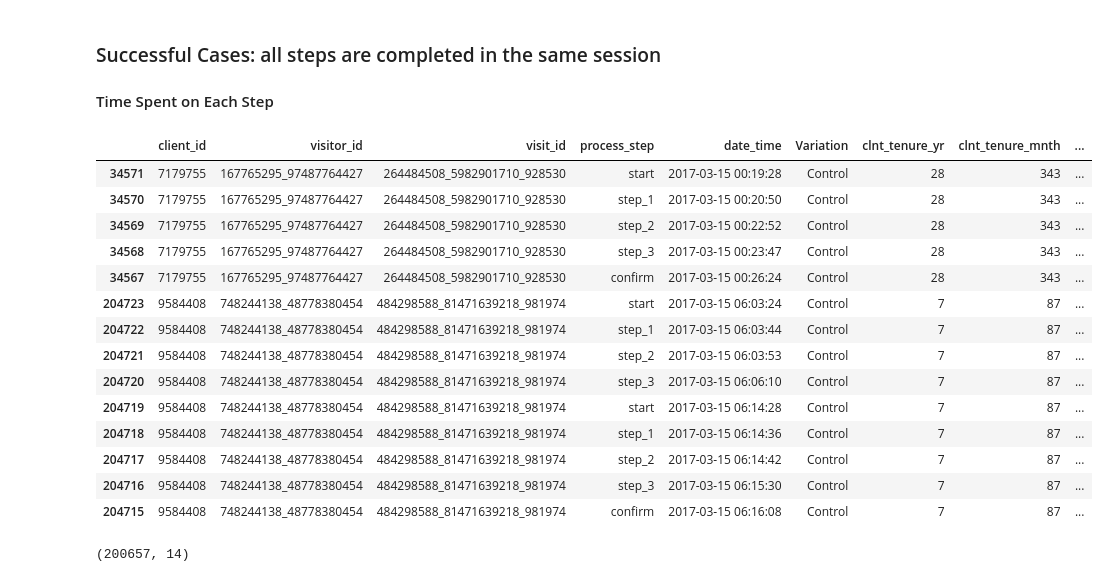
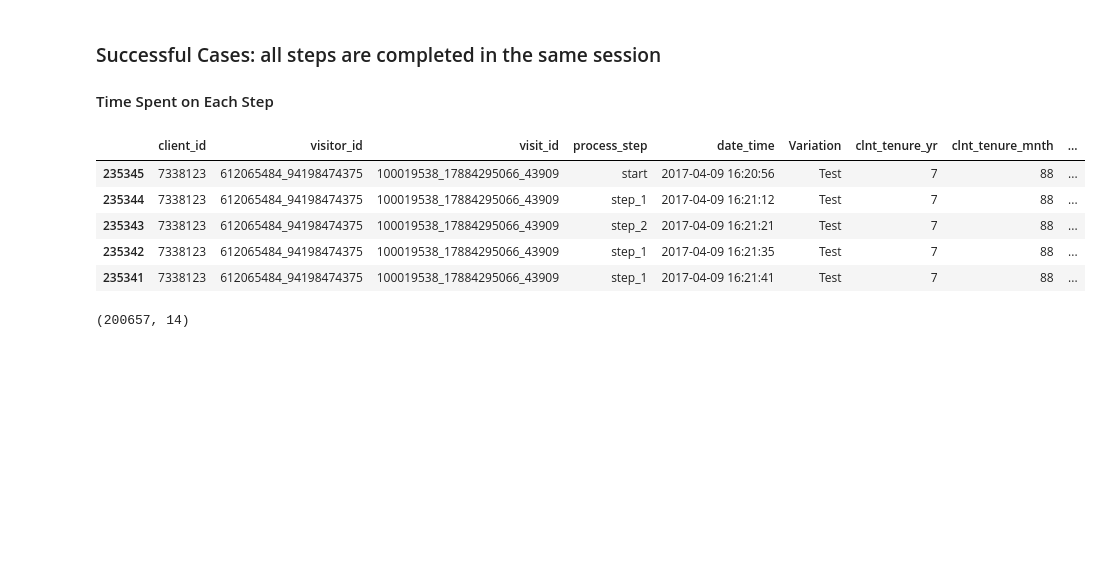
Before and after one commit to PaolaGaray/vanguard-ab-test, a Jupyter notebook: notebooks/time_spend_and_step_repetition.ipynb, the cells around one changed output. Saved outputs shown, nothing was run; the diff lists cells and outputs as text; code cells hidden in the pictures; blank space fills up the shorter version.

```diff
--- a/notebooks/time_spend_and_step_repetition.ipynb
+++ b/notebooks/time_spend_and_step_repetition.ipynb
@@ -25,8 +25,8 @@ df['date_time'].dtype
 # %% [output]
 dtype('O')
 # %%
-# Sort the DataFrame by 'date_time' to see each session chronologically
-df = df.sort_values(by='date_time', ascending=True)
+# Ensure the dataset is sorted by 'visit_id' and 'date_time' (string)
+df = df.sort_values(by=['visit_id', 'date_time'], ascending=[True, True])
 df.head()
 # %% [output]
 |  | client_id | visitor_id | visit_id | process_step | date_time | Variation | clnt_tenure_yr | clnt_tenure_mnth | ... |
@@ -60,30 +60,21 @@ To facilitate this analysis, we have divided the data into two groups:
 # %%
 # Step 1: Filter for users who have completed all steps (start, step_1, step_2, step_3, confirm)
 required_steps = ['start', 'step_1', 'step_2', 'step_3', 'confirm']
 
 # Identify sessions (visit_id) that have all the required steps
 completed_sessions = df.groupby('visit_id')['process_step'].apply(lambda x: set(required_steps).issubset(set(x)))
 
 # Filter the dataframe to only include completed sessions
 df_completed = df[df['visit_id'].isin(completed_sessions[completed_sessions].index)]
 
-df_completed.head(14)
+df_completed.head()
 # %% [output]
 |  | client_id | visitor_id | visit_id | process_step | date_time | Variation | clnt_tenure_yr | clnt_tenure_mnth | ... |
-| 34571 | 7179755 | 167765295_97487764427 | 264484508_5982901710_928530 | start | 2017-03-15 00:19:28 | Control | 28 | 343 | ... |
-| 34570 | 7179755 | 167765295_97487764427 | 264484508_5982901710_928530 | step_1 | 2017-03-15 00:20:50 | Control | 28 | 343 | ... |
-| 34569 | 7179755 | 167765295_97487764427 | 264484508_5982901710_928530 | step_2 | 2017-03-15 00:22:52 | Control | 28 | 343 | ... |
-| 34568 | 7179755 | 167765295_97487764427 | 264484508_5982901710_928530 | step_3 | 2017-03-15 00:23:47 | Control | 28 | 343 | ... |
-| 34567 | 7179755 | 167765295_97487764427 | 264484508_5982901710_928530 | confirm | 2017-03-15 00:26:24 | Control | 28 | 343 | ... |
-| 204723 | 9584408 | 748244138_48778380454 | 484298588_81471639218_981974 | start | 2017-03-15 06:03:24 | Control | 7 | 87 | ... |
-| 204722 | 9584408 | 748244138_48778380454 | 484298588_81471639218_981974 | step_1 | 2017-03-15 06:03:44 | Control | 7 | 87 | ... |
-| 204721 | 9584408 | 748244138_48778380454 | 484298588_81471639218_981974 | step_2 | 2017-03-15 06:03:53 | Control | 7 | 87 | ... |
-| 204720 | 9584408 | 748244138_48778380454 | 484298588_81471639218_981974 | step_3 | 2017-03-15 06:06:10 | Control | 7 | 87 | ... |
-| 204719 | 9584408 | 748244138_48778380454 | 484298588_81471639218_981974 | start | 2017-03-15 06:14:28 | Control | 7 | 87 | ... |
-| 204718 | 9584408 | 748244138_48778380454 | 484298588_81471639218_981974 | step_1 | 2017-03-15 06:14:36 | Control | 7 | 87 | ... |
-| 204717 | 9584408 | 748244138_48778380454 | 484298588_81471639218_981974 | step_2 | 2017-03-15 06:14:42 | Control | 7 | 87 | ... |
-| 204716 | 9584408 | 748244138_48778380454 | 484298588_81471639218_981974 | step_3 | 2017-03-15 06:15:30 | Control | 7 | 87 | ... |
-| 204715 | 9584408 | 748244138_48778380454 | 484298588_81471639218_981974 | confirm | 2017-03-15 06:16:08 | Control | 7 | 87 | ... |
+| 235345 | 7338123 | 612065484_94198474375 | 100019538_17884295066_43909 | start | 2017-04-09 16:20:56 | Test | 7 | 88 | ... |
+| 235344 | 7338123 | 612065484_94198474375 | 100019538_17884295066_43909 | step_1 | 2017-04-09 16:21:12 | Test | 7 | 88 | ... |
+| 235343 | 7338123 | 612065484_94198474375 | 100019538_17884295066_43909 | step_2 | 2017-04-09 16:21:21 | Test | 7 | 88 | ... |
+| 235342 | 7338123 | 612065484_94198474375 | 100019538_17884295066_43909 | step_1 | 2017-04-09 16:21:35 | Test | 7 | 88 | ... |
+| 235341 | 7338123 | 612065484_94198474375 | 100019538_17884295066_43909 | step_1 | 2017-04-09 16:21:41 | Test | 7 | 88 | ... |
 # %%
 df_completed.shape
 # %% [output]
```
Also changed, not shown: parts of 33 cells of this notebook.
